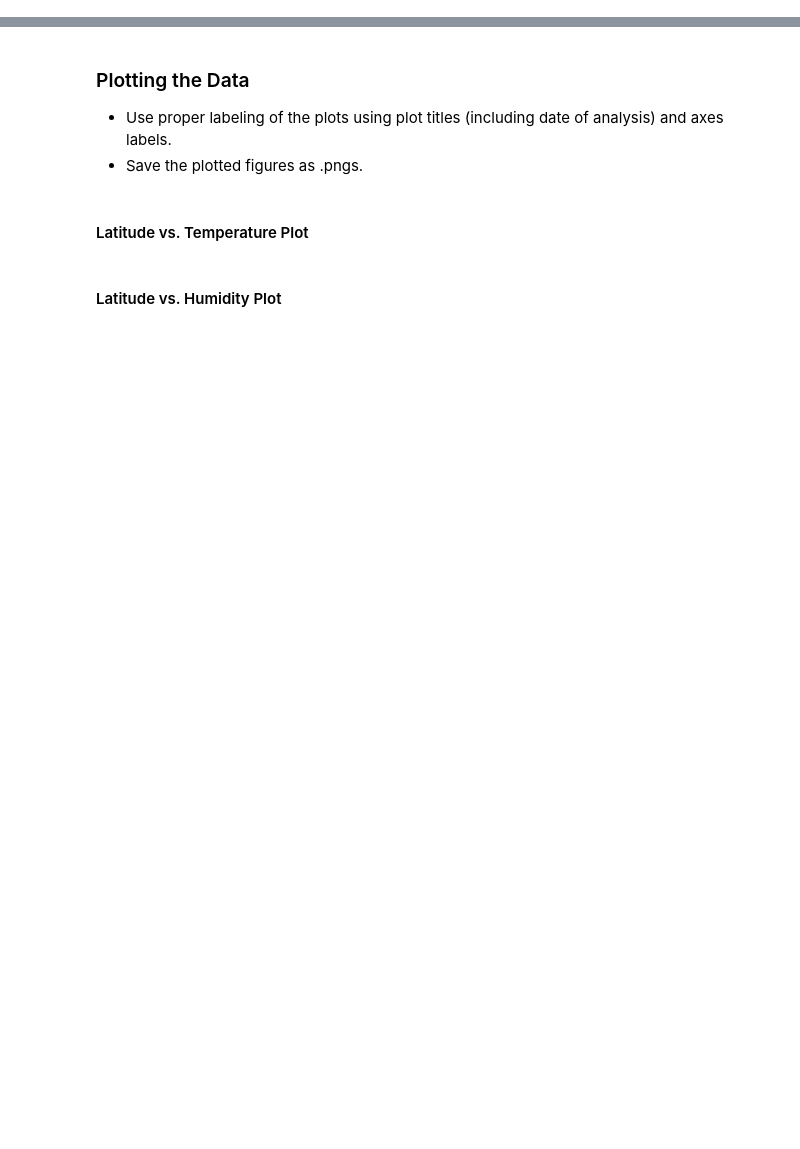
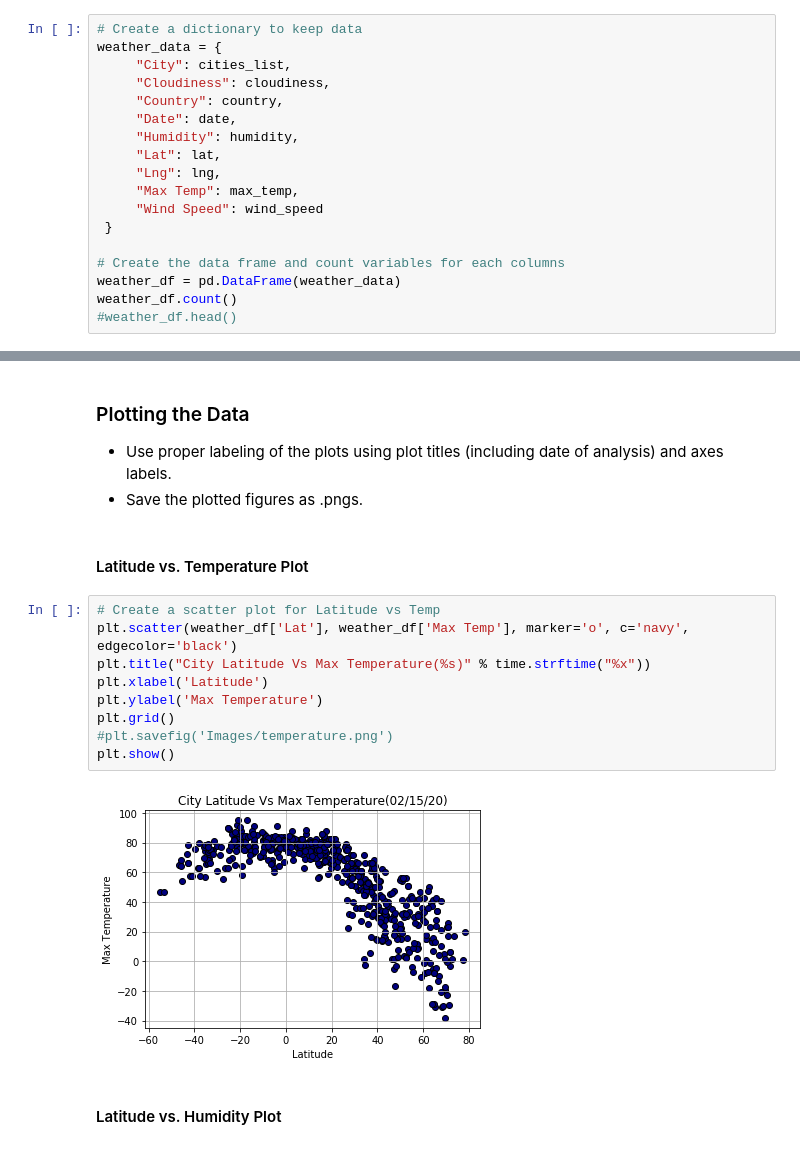
Before and after one commit to kahsay-1229/python-api-challenge, a Jupyter notebook: weatherpy/starter_code/WeatherPy.ipynb, the cells around one changed output, grey strips where cells are left out. Cells and saved outputs as stored; diff of their text form; blank space fills up the shorter version.

Commit message:
data was uplodaed with formated Matplotlib visualizations

```diff
--- a/weatherpy/starter_code/WeatherPy.ipynb
+++ b/weatherpy/starter_code/WeatherPy.ipynb
@@ -65,0 +142,18 @@ len(cities)
+# %%
+# Create a dictionary to keep data
+weather_data = {
+     "City": cities_list,
+     "Cloudiness": cloudiness,
+     "Country": country,
+     "Date": date,
+     "Humidity": humidity,
+     "Lat": lat,
+     "Lng": lng,
+     "Max Temp": max_temp,
+     "Wind Speed": wind_speed
+ }
+
+# Create the data frame and count variables for each columns
+weather_df = pd.DataFrame(weather_data)
+weather_df.count()
+#weather_df.head()
@@ -69,5 +186,16 @@ len(cities)
 * Save the plotted figures as .pngs.
 # %% [markdown]
 #### Latitude vs. Temperature Plot
+# %%
+# Create a scatter plot for Latitude vs Temp
+plt.scatter(weather_df['Lat'], weather_df['Max Temp'], marker='o', c='navy', edgecolor='black')
+plt.title("City Latitude Vs Max Temperature(%s)" % time.strftime("%x"))
+plt.xlabel('Latitude')
+plt.ylabel('Max Temperature')
+plt.grid()
+#plt.savefig('Images/temperature.png')
+plt.show()
+# %% [output]
+[figure, added]
 # %% [markdown]
 #### Latitude vs. Humidity Plot
```
Also changed, not shown: parts of 21 cells of this notebook, 17 other files.
